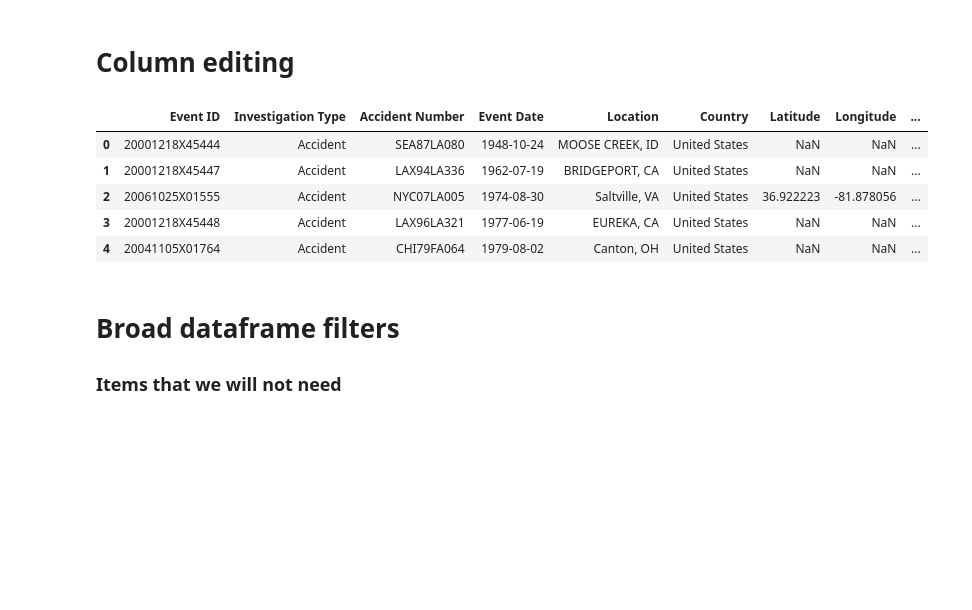
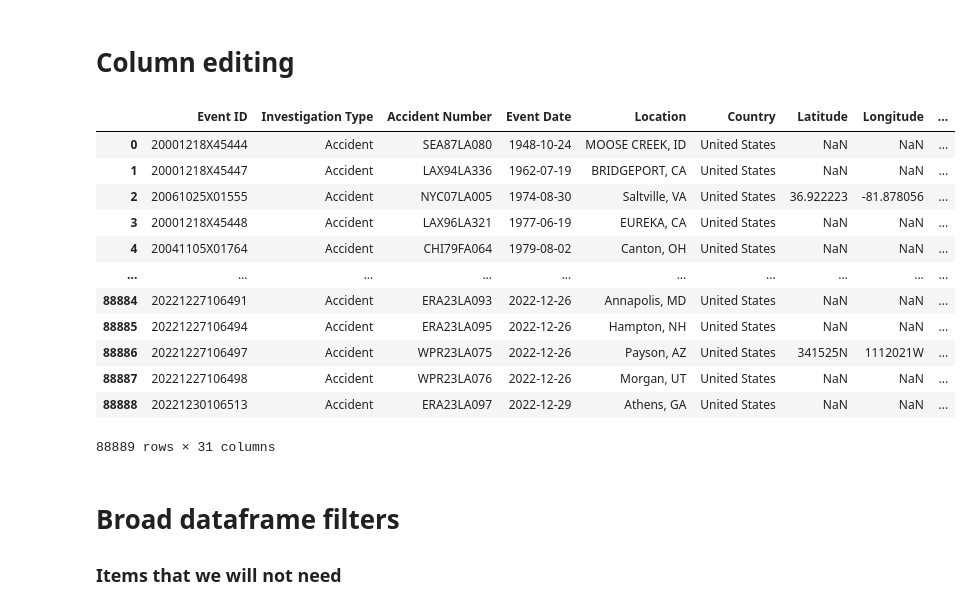
Before and after one commit to Gfatouras/Project-1, a Jupyter notebook: Project1_Master.ipynb, the cells around one changed output. Saved outputs shown, nothing was run; the diff lists cells and outputs as text; code cells hidden in the pictures; blank space fills up the shorter version.

```diff
--- a/Project1_Master.ipynb
+++ b/Project1_Master.ipynb
@@ -3,22 +3,29 @@ import pandas as pd
 import matplotlib.pyplot as plt
 import seaborn as sns
 # %%
-df = pd.read_csv('AviationData.csv', header=0, encoding='cp1252',dtype=str) #'cp1252' encoding becuase of some ascii values
+df = pd.read_csv('Data/AviationData.csv', header=0, encoding='cp1252',dtype=str) #'cp1252' encoding becuase of some ascii values
 # %% [markdown]
 # Column editing
 # %%
 df.columns = df.columns.str.replace('.', ' ') # Change '.' in column names to ' '
 df.columns = df.columns.str.title() # Change to title case
 df.rename(columns={'Far Description': 'FAR Description', 'Event Id': 'Event ID'}, inplace = True) # Deal with the exceptions (ID, FAR)
 pd.set_option('display.max_columns', 100) # Set max display width to 100
-df.head()
+df
 # %% [output]
 |  | Event ID | Investigation Type | Accident Number | Event Date | Location | Country | Latitude | Longitude | ... |
 | 0 | 20001218X45444 | Accident | SEA87LA080 | 1948-10-24 | MOOSE CREEK, ID | United States | NaN | NaN | ... |
 | 1 | 20001218X45447 | Accident | LAX94LA336 | 1962-07-19 | BRIDGEPORT, CA | United States | NaN | NaN | ... |
 | 2 | 20061025X01555 | Accident | NYC07LA005 | 1974-08-30 | Saltville, VA | United States | 36.922223 | -81.878056 | ... |
 | 3 | 20001218X45448 | Accident | LAX96LA321 | 1977-06-19 | EUREKA, CA | United States | NaN | NaN | ... |
 | 4 | 20041105X01764 | Accident | CHI79FA064 | 1979-08-02 | Canton, OH | United States | NaN | NaN | ... |
+| ... | ... | ... | ... | ... | ... | ... | ... | ... | ... |
+| 88884 | 20221227106491 | Accident | ERA23LA093 | 2022-12-26 | Annapolis, MD | United States | NaN | NaN | ... |
+| 88885 | 20221227106494 | Accident | ERA23LA095 | 2022-12-26 | Hampton, NH | United States | NaN | NaN | ... |
+| 88886 | 20221227106497 | Accident | WPR23LA075 | 2022-12-26 | Payson, AZ | United States | 341525N | 1112021W | ... |
+| 88887 | 20221227106498 | Accident | WPR23LA076 | 2022-12-26 | Morgan, UT | United States | NaN | NaN | ... |
+| 88888 | 20221230106513 | Accident | ERA23LA097 | 2022-12-29 | Athens, GA | United States | NaN | NaN | ... |
+88889 rows × 31 columns
 # %%
 #df.isnull().sum().sort_values(ascending = False) # Ranked missing data
 # %% [markdown]
```
Also changed, not shown: parts of 9 cells of this notebook, 9 other files.
